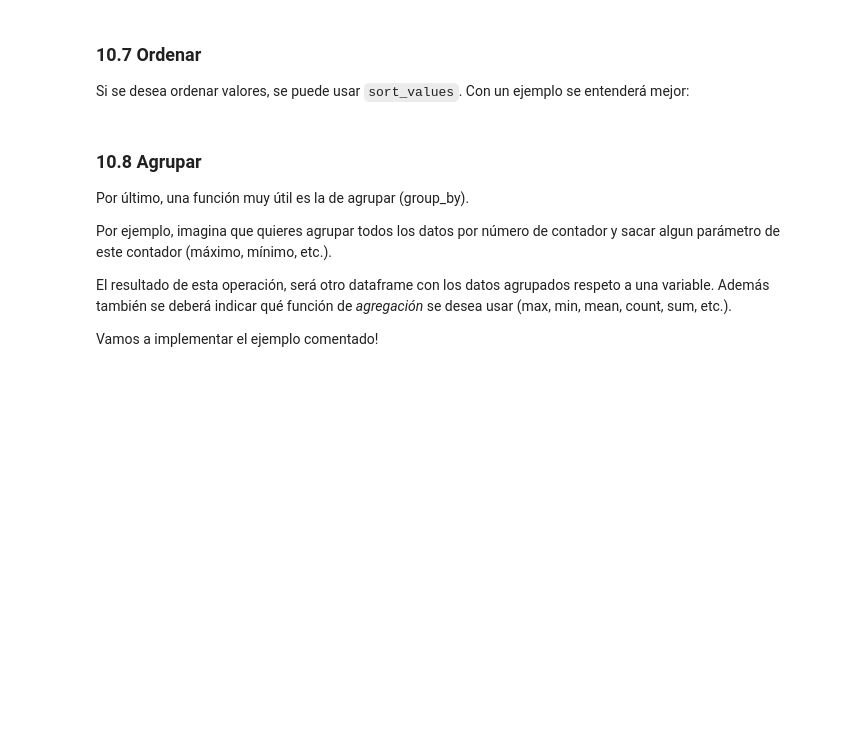
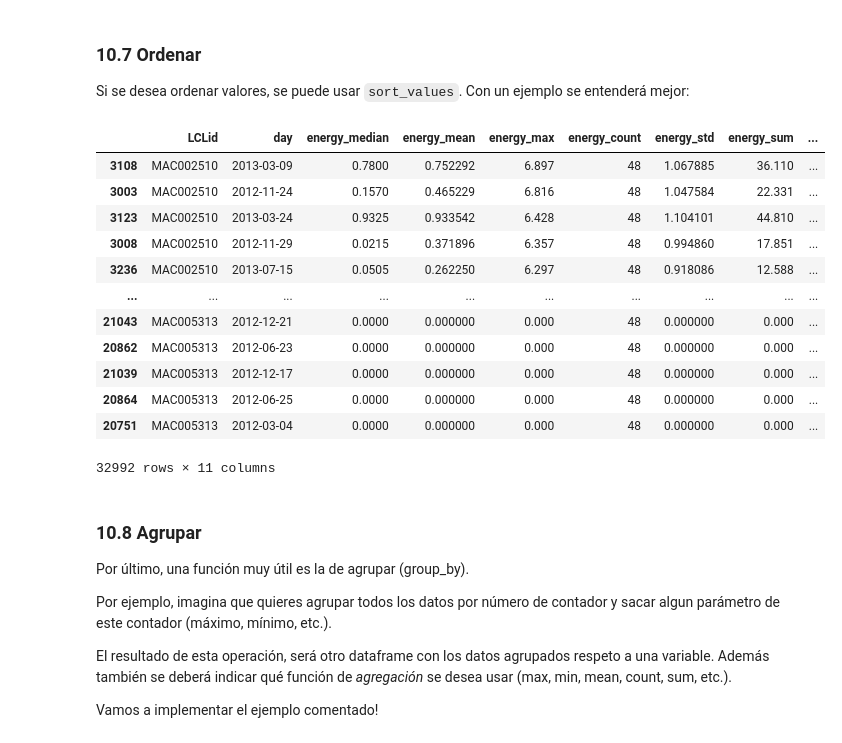
Before and after one commit to sbarja/smart-energy-22-23, a Jupyter notebook: 2.IntroPython-2023.ipynb, the cells around one changed output. Cells and saved outputs as stored; diff of their text form; code cells hidden in the pictures; blank space fills up the shorter version.

```diff
--- a/2.IntroPython-2023.ipynb
+++ b/2.IntroPython-2023.ipynb
@@ -1692,5 +1797,6 @@ Crea una columna nueva llamada 'ID' con solo las últimas 6 cifras de 'LCLid'
 # %%
 ##############################################################
 # vuestro código aquí!
+londres['ID'] = londres['LCLid'].apply(lambda x: x[-6:])
 # %%
 londres.head()
@@ -1699,8 +1812,22 @@ londres.head()
 
 Si se desea ordenar valores, se puede usar ``sort_values``. Con un ejemplo se entenderá mejor:
 # %%
-londres.sort_values(by='energy_max', ascending= False, inplace=True)
-londres.head()
+londres = londres.sort_values(by='energy_max', ascending= False)
+londres
+# %% [output]
+|  | LCLid | day | energy_median | energy_mean | energy_max | energy_count | energy_std | energy_sum | ... |
+| 3108 | MAC002510 | 2013-03-09 | 0.7800 | 0.752292 | 6.897 | 48 | 1.067885 | 36.110 | ... |
+| 3003 | MAC002510 | 2012-11-24 | 0.1570 | 0.465229 | 6.816 | 48 | 1.047584 | 22.331 | ... |
+| 3123 | MAC002510 | 2013-03-24 | 0.9325 | 0.933542 | 6.428 | 48 | 1.104101 | 44.810 | ... |
+| 3008 | MAC002510 | 2012-11-29 | 0.0215 | 0.371896 | 6.357 | 48 | 0.994860 | 17.851 | ... |
+| 3236 | MAC002510 | 2013-07-15 | 0.0505 | 0.262250 | 6.297 | 48 | 0.918086 | 12.588 | ... |
+| ... | ... | ... | ... | ... | ... | ... | ... | ... | ... |
+| 21043 | MAC005313 | 2012-12-21 | 0.0000 | 0.000000 | 0.000 | 48 | 0.000000 | 0.000 | ... |
+| 20862 | MAC005313 | 2012-06-23 | 0.0000 | 0.000000 | 0.000 | 48 | 0.000000 | 0.000 | ... |
+| 21039 | MAC005313 | 2012-12-17 | 0.0000 | 0.000000 | 0.000 | 48 | 0.000000 | 0.000 | ... |
+| 20864 | MAC005313 | 2012-06-25 | 0.0000 | 0.000000 | 0.000 | 48 | 0.000000 | 0.000 | ... |
+| 20751 | MAC005313 | 2012-03-04 | 0.0000 | 0.000000 | 0.000 | 48 | 0.000000 | 0.000 | ... |
+32992 rows × 11 columns
 # %% [markdown]
 ### 10.8 Agrupar
 
```
Also changed, not shown: parts of 32 cells of this notebook, 5 other files.
